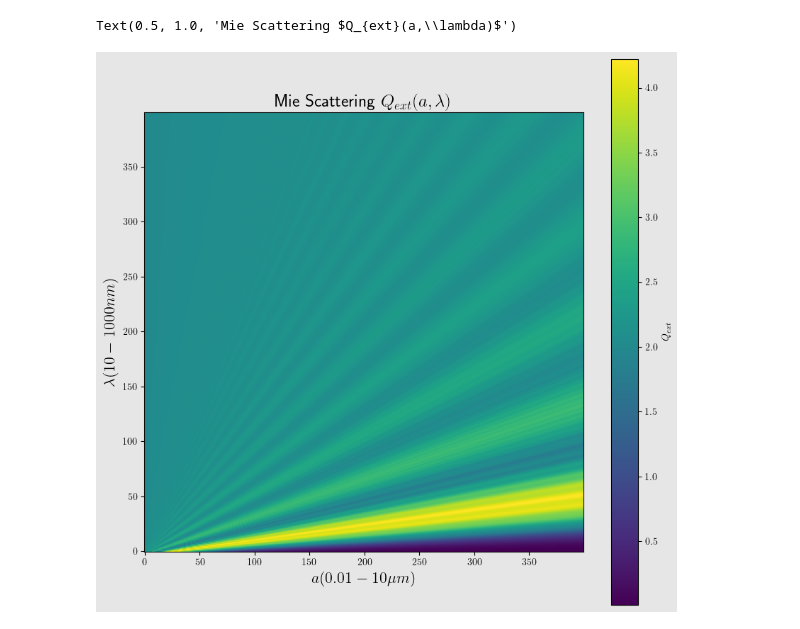
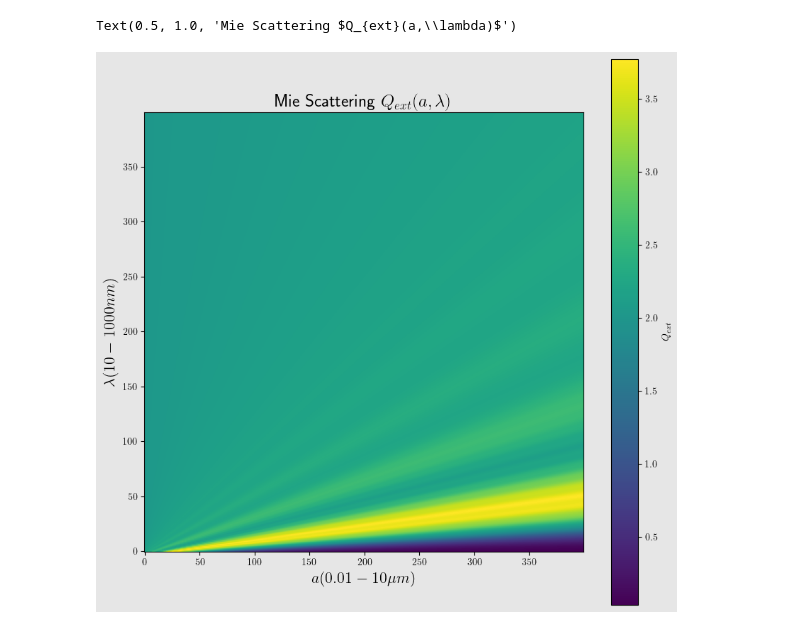
Before and after one commit to ROMANRAGAZZO/LunarMVI-DustSIM, a Jupyter notebook: opticalDepth.ipynb, the cells around one changed output. Cells and saved outputs as stored; diff of their text form; code cells hidden in the pictures.

```diff
--- a/opticalDepth.ipynb
+++ b/opticalDepth.ipynb
@@ -6,35 +6,35 @@ import matplotlib.pyplot as plt
 """Playing around with mie scattering: runtime ~40 sec!!! ew"""
 
 
-m = 1.5 + 0.01j #play with this for different types of dust (and more cool looking plots)
+m = 1.5 - 0.05j #play with this for different types of dust (and more cool looking plots)
 
 a = np.linspace(100,10000,400) #note particle size is in nm
 lam = np.linspace(10,1000,400) #wavelength in nm
 
 qext = []
 qsca = []
 qback = []
 g = []
 
 #compute coefficients for a bunch of grain sizes across EUV-NIR
 for i in range(len(a)):
     qext.append([mie.efficiencies(m, a[i], lam[j])[0] for j in range(len(lam))])
 
 plt.rc('text', usetex=True)
 plt.rcParams['figure.facecolor'] = '0.9'
 
 plt.figure(figsize = (10,10))
 plt.imshow(qext, origin = 'lower')
 plt.colorbar(label = r"$Q_{ext}$")
 # plt.plot(a,qext[0], label = r"$Q_{extinction}$")
 # plt.plot(a,qsca[0], label = r"$Q_{scatter}$")
 # plt.plot(a, qext[0] - qsca[0], label = "$Q_{abs}$")
 plt.xlabel(r"$a(0.01 - 10\mu m)$", fontsize = 16)
 plt.ylabel(r"$\lambda (10-1000 nm)$", fontsize = 16)
 plt.title(r"Mie Scattering $Q_{ext}(a,\lambda)$", fontsize = 18)
 # %% [output]
 Text(0.5, 1.0, 'Mie Scattering $Q_{ext}(a,\\lambda)$')
-[figure, old version]
+[figure, new version]
 # %%
 """Now let's start playing around with column densities"""
 from scipy.integrate import dblquad
```
Also changed, not shown: parts of 3 cells of this notebook.
